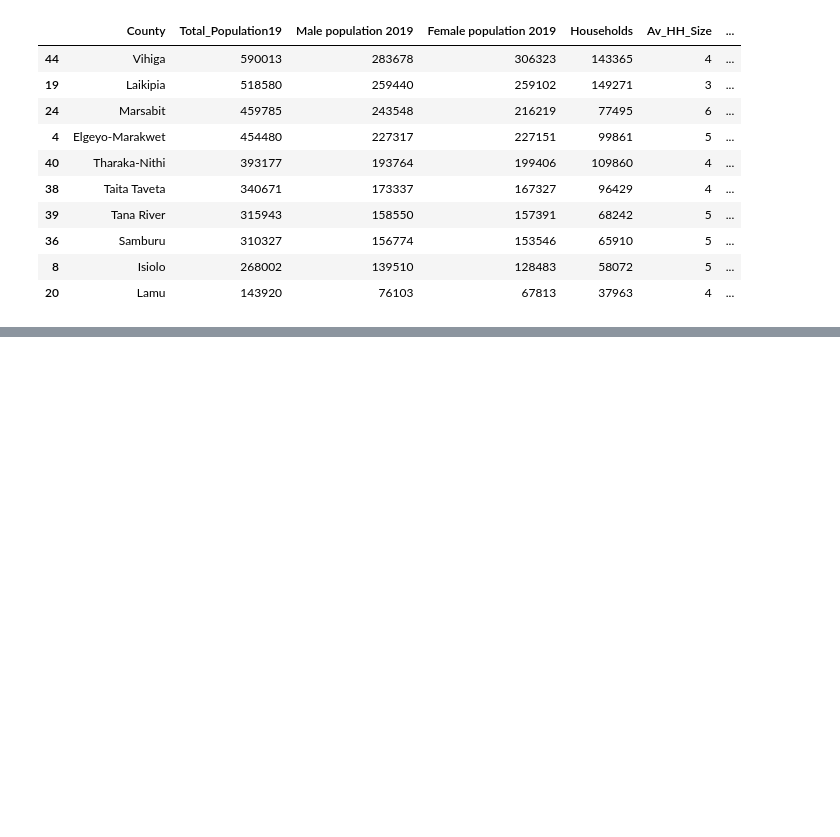
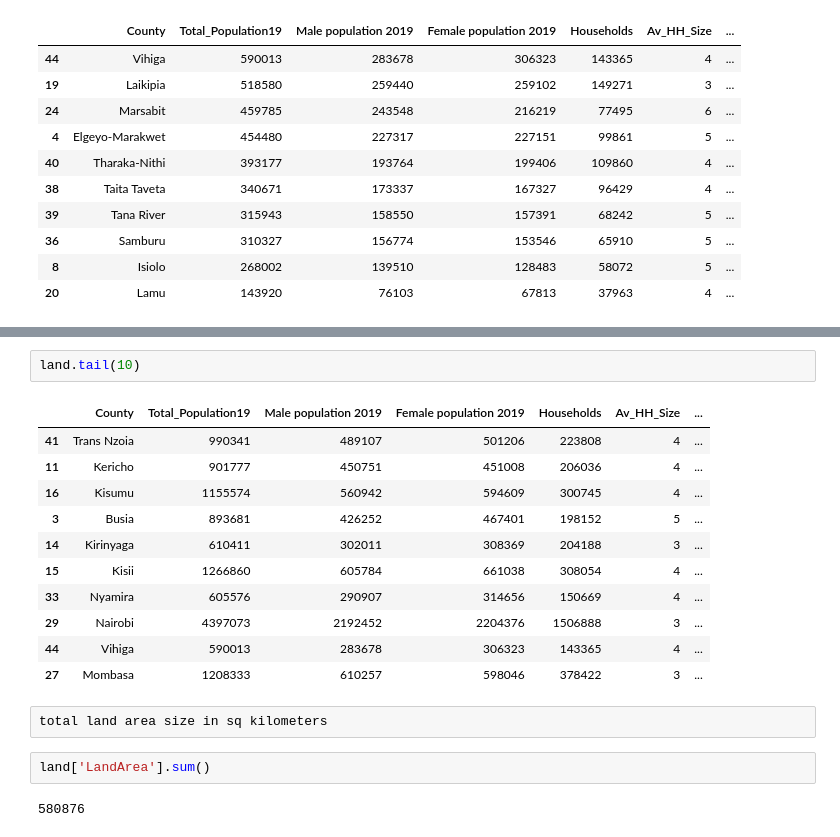
Before and after one commit to kenreagan/census-analysis, a Jupyter notebook: base.py.ipynb, the cells around one changed output, grey strips where cells are left out. Cells and saved outputs as stored; diff of their text form; blank space fills up the shorter version.

```diff
--- a/base.py.ipynb
+++ b/base.py.ipynb
@@ -79,0 +121,20 @@ val.tail(10)
+# %%
+land.tail(10)
+# %% [output]
+|  | County | Total_Population19 | Male population 2019 | Female population 2019 | Households | Av_HH_Size | ... |
+| 41 | Trans Nzoia | 990341 | 489107 | 501206 | 223808 | 4 | ... |
+| 11 | Kericho | 901777 | 450751 | 451008 | 206036 | 4 | ... |
+| 16 | Kisumu | 1155574 | 560942 | 594609 | 300745 | 4 | ... |
+| 3 | Busia | 893681 | 426252 | 467401 | 198152 | 5 | ... |
+| 14 | Kirinyaga | 610411 | 302011 | 308369 | 204188 | 3 | ... |
+| 15 | Kisii | 1266860 | 605784 | 661038 | 308054 | 4 | ... |
+| 33 | Nyamira | 605576 | 290907 | 314656 | 150669 | 4 | ... |
+| 29 | Nairobi | 4397073 | 2192452 | 2204376 | 1506888 | 3 | ... |
+| 44 | Vihiga | 590013 | 283678 | 306323 | 143365 | 4 | ... |
+| 27 | Mombasa | 1208333 | 610257 | 598046 | 378422 | 3 | ... |
+# %% [raw]
+total land area size in sq kilometers
+# %%
+land['LandArea'].sum()
+# %% [output]
+580876
```
Also changed, not shown: parts of 5 cells of this notebook.
